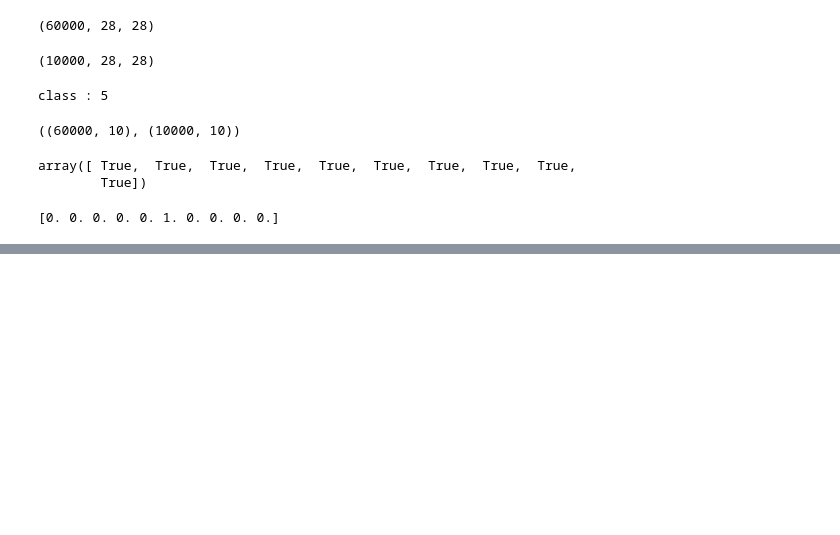
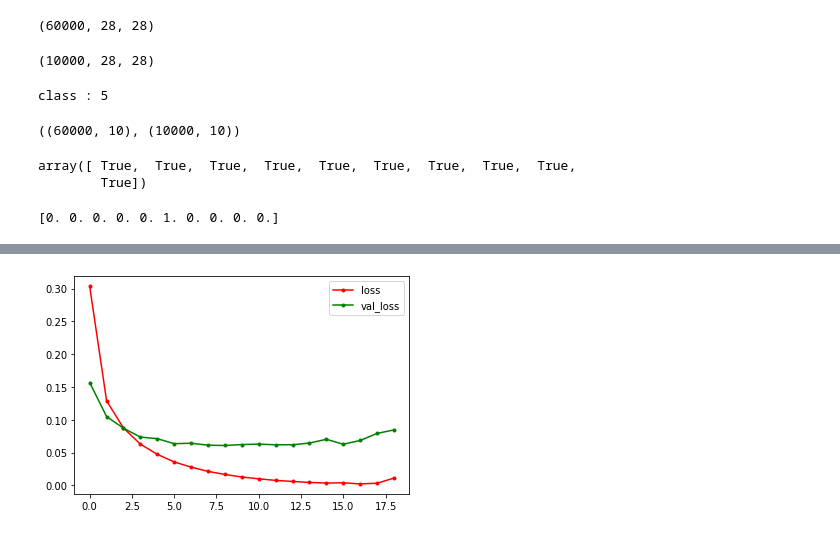
Before and after one commit to fasthill/AI_advaned_ksa, a Jupyter notebook: deeplearning/notebooks/chap 16 이미지 인식.ipynb, the cells around one changed output, grey strips where cells are left out. Cells and saved outputs as stored; diff of their text form; code cells hidden in the pictures; blank space fills up the shorter version.

```diff
--- a/deeplearning/notebooks/chap 16 이미지 인식.ipynb
+++ b/deeplearning/notebooks/chap 16 이미지 인식.ipynb
@@ -110,0 +193,7 @@ model.fit(X_train, Y_train, epochs= , batch_size=)
+# %%
+plt.plot(loss, marker='.', c='r', label='loss')
+plt.plot(val_loss, marker='.', c='g', label='val_loss')
+plt.legend()
+plt.show()
+# %% [output]
+[figure, added]
```
Also changed, not shown: parts of 12 cells of this notebook, 3 other files.
